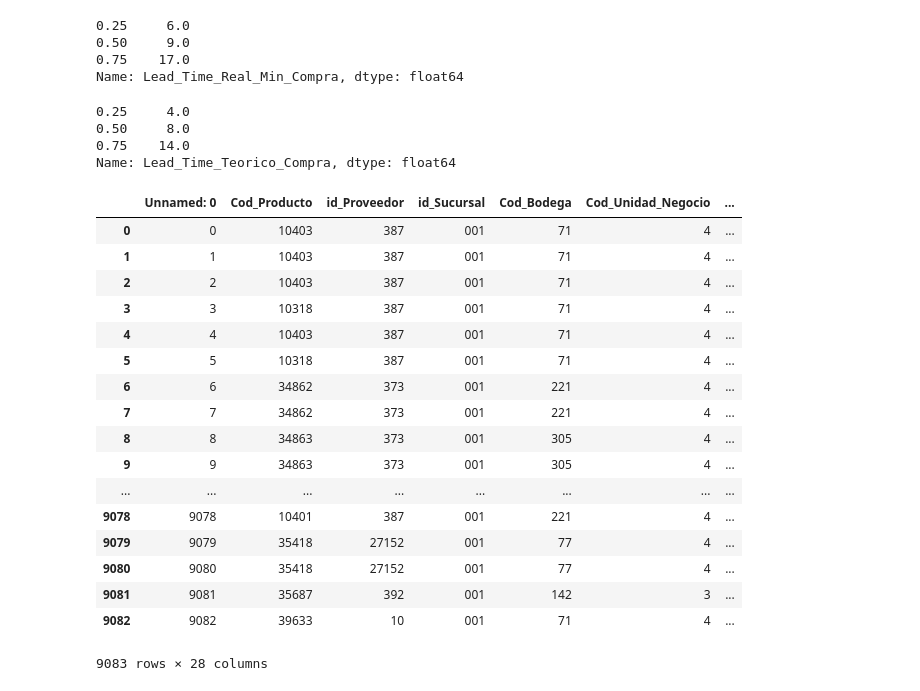
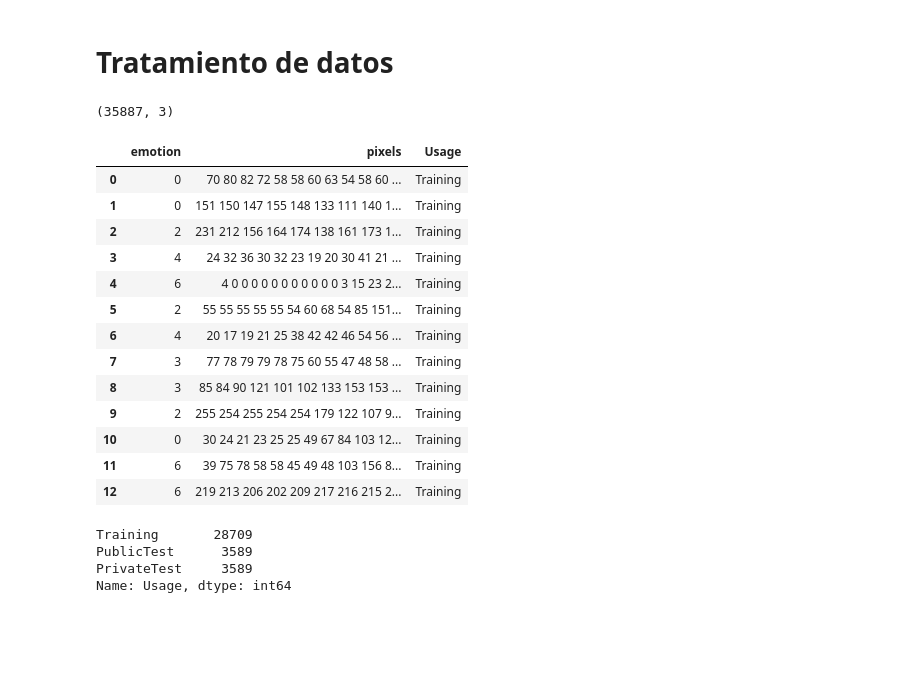
Before and after one commit to jalcara1/ML_R, a Jupyter notebook: Preparación de datos.ipynb, the cells around one changed output. Drawn from its saved outputs; the diff is of its cells as text; code cells hidden in the pictures; blank space fills up the shorter version.

```diff
--- a/Preparación de datos.ipynb
+++ b/Preparación de datos.ipynb
@@ -70,35 +1,36 @@ Name: Lead_Time_Real_Max_Compra, dtype: float64
-# %%
-dfCompras.Lead_Time_Real_Min_Compra.quantile([0.25,0.5,0.75])
-# %% [output]
-0.25     6.0
-0.50     9.0
-0.75    17.0
-Name: Lead_Time_Real_Min_Compra, dtype: float64
-# %%
-dfCompras.Lead_Time_Teorico_Compra.quantile([0.25,0.5,0.75])
-# %% [output]
-0.25     4.0
-0.50     8.0
-0.75    14.0
-Name: Lead_Time_Teorico_Compra, dtype: float64
-# %%
-dfCompras
-# %% [output]
-|  | Unnamed: 0 | Cod_Producto | id_Proveedor | id_Sucursal | Cod_Bodega | Cod_Unidad_Negocio | ... |
-| 0 | 0 | 10403 | 387 | 001 | 71 | 4 | ... |
-| 1 | 1 | 10403 | 387 | 001 | 71 | 4 | ... |
-| 2 | 2 | 10403 | 387 | 001 | 71 | 4 | ... |
-| 3 | 3 | 10318 | 387 | 001 | 71 | 4 | ... |
-| 4 | 4 | 10403 | 387 | 001 | 71 | 4 | ... |
-| 5 | 5 | 10318 | 387 | 001 | 71 | 4 | ... |
-| 6 | 6 | 34862 | 373 | 001 | 221 | 4 | ... |
-| 7 | 7 | 34862 | 373 | 001 | 221 | 4 | ... |
-| 8 | 8 | 34863 | 373 | 001 | 305 | 4 | ... |
-| 9 | 9 | 34863 | 373 | 001 | 305 | 4 | ... |
-| ... | ... | ... | ... | ... | ... | ... | ... |
-| 9078 | 9078 | 10401 | 387 | 001 | 221 | 4 | ... |
-| 9079 | 9079 | 35418 | 27152 | 001 | 77 | 4 | ... |
-| 9080 | 9080 | 35418 | 27152 | 001 | 77 | 4 | ... |
-| 9081 | 9081 | 35687 | 392 | 001 | 142 | 3 | ... |
-| 9082 | 9082 | 39633 | 10 | 001 | 71 | 4 | ... |
-9083 rows × 28 columns
+# %% [markdown]
+# Tratamiento de datos
+# %%
+import numpy as np
+import pandas as pd
+import matplotlib.pyplot as plt
+import seaborn as sns
+
+data = pd.read_csv("fer2013.csv")
+data.shape
+# %% [output]
+(35887, 3)
+# %%
+data.head(13)
+# %% [output]
+|  | emotion | pixels | Usage |
+| 0 | 0 | 70 80 82 72 58 58 60 63 54 58 60 ... | Training |
+| 1 | 0 | 151 150 147 155 148 133 111 140 1... | Training |
+| 2 | 2 | 231 212 156 164 174 138 161 173 1... | Training |
+| 3 | 4 | 24 32 36 30 32 23 19 20 30 41 21 ... | Training |
+| 4 | 6 | 4 0 0 0 0 0 0 0 0 0 0 0 3 15 23 2... | Training |
+| 5 | 2 | 55 55 55 55 55 54 60 68 54 85 151... | Training |
+| 6 | 4 | 20 17 19 21 25 38 42 42 46 54 56 ... | Training |
+| 7 | 3 | 77 78 79 79 78 75 60 55 47 48 58 ... | Training |
+| 8 | 3 | 85 84 90 121 101 102 133 153 153 ... | Training |
+| 9 | 2 | 255 254 255 254 254 179 122 107 9... | Training |
+| 10 | 0 | 30 24 21 23 25 25 49 67 84 103 12... | Training |
+| 11 | 6 | 39 75 78 58 58 45 49 48 103 156 8... | Training |
+| 12 | 6 | 219 213 206 202 209 217 216 215 2... | Training |
+# %%
+data.Usage.value_counts()
+# %% [output]
+Training       28709
+PublicTest      3589
+PrivateTest     3589
+Name: Usage, dtype: int64
```
Also changed, not shown: parts of 11 cells of this notebook, 1 other file.
